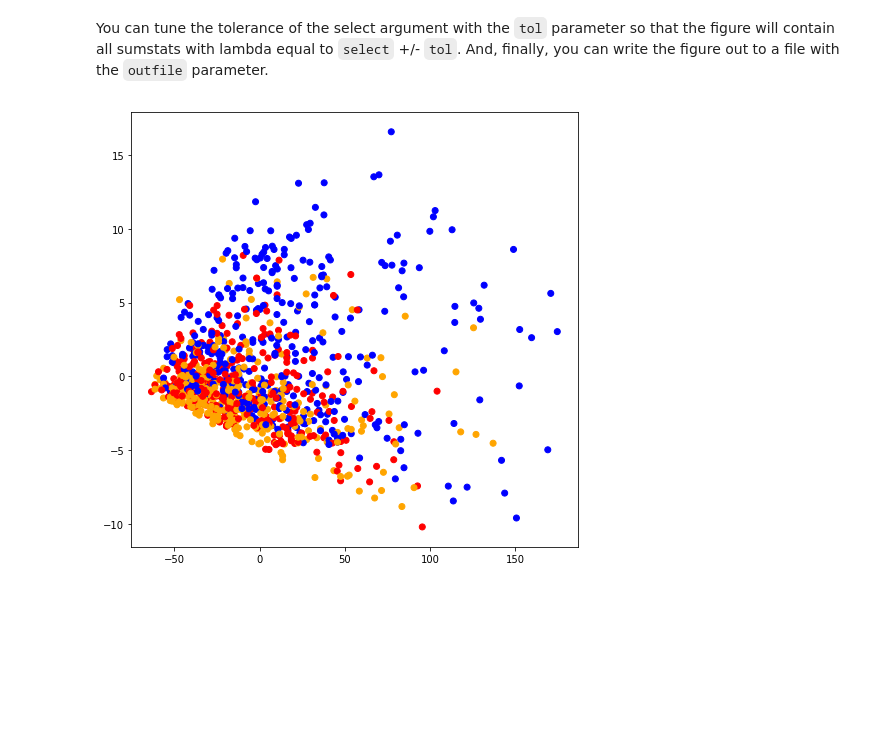
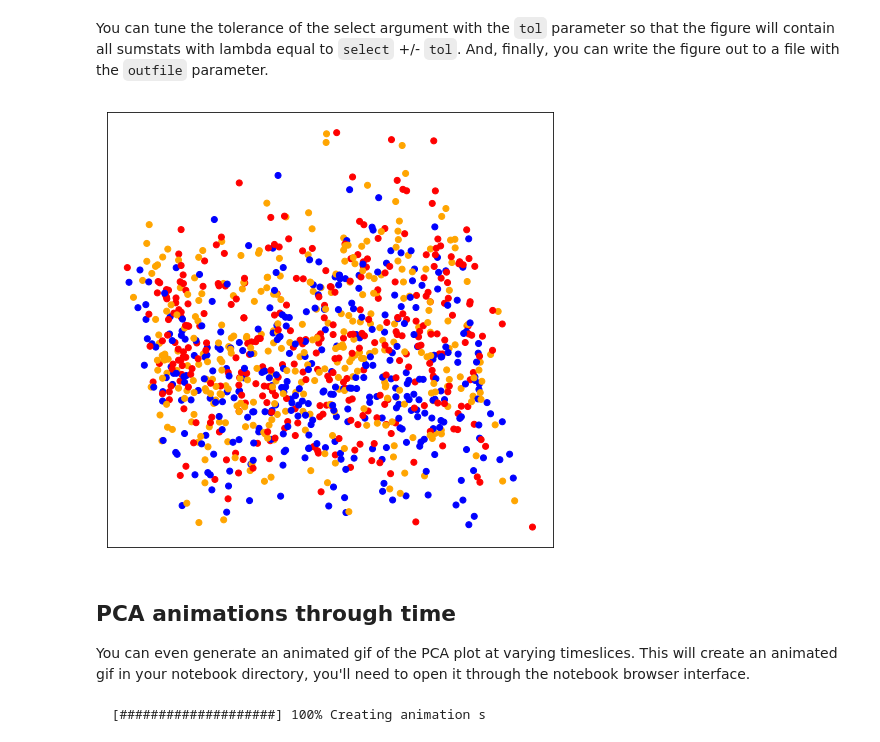
Before and after one commit to messDiv/MESS, a Jupyter notebook: jupyter-notebooks/plotting/Plot-Simulations-PCA.ipynb, the cells around one changed output. Saved outputs shown, nothing was run; the diff lists cells and outputs as text; code cells hidden in the pictures; blank space fills up the shorter version.

Commit message:
Add power transform scaling to the PCA and some plotting cleanups

```diff
--- a/jupyter-notebooks/plotting/Plot-Simulations-PCA.ipynb
+++ b/jupyter-notebooks/plotting/Plot-Simulations-PCA.ipynb
@@ -49,11 +48,20 @@ parameter so that the figure will contain all sumstats with lambda equal
 to `select` +/- `tol`. And, finally, you can write the figure out
 to a file with the `outfile` parameter.
 # %%
-simfile = "/home/iovercast/Continuosity/MESS/analysis/figure5-sims/fig5_sims/SIMOUT.txt"
 ax = MESS.plotting.plot_simulations_pca(simfile, nsims=1000,\
                                         feature_set=MESS.stats.feature_sets()["abundance"],\
-                                        select=0.5,
-                                        tol=0.2,
-                                        outfile="/tmp/wat.png")
+                                        select=0.1,
+                                        tol=0.05)
 # %% [output]
-[figure, old version]
+[figure, new version]
+# %% [markdown]
+## PCA animations through time
+You can even generate an animated gif of the PCA plot at varying timeslices. This will create an animated gif in your notebook directory, you'll need to open it through the notebook browser interface.
+# %%
+MESS.plotting.plots_through_time(simfile=simfile,\
+                                 plot_fun=MESS.plotting.plot_simulations_pca,\
+                                 ntimes=20,\
+                                 outgif="PCA-animation.gif",\
+                                 verbose=True)
+# %% [output]
+  [####################] 100% Creating animation s
```
Also changed, not shown: parts of 6 cells of this notebook, 1 other file.
